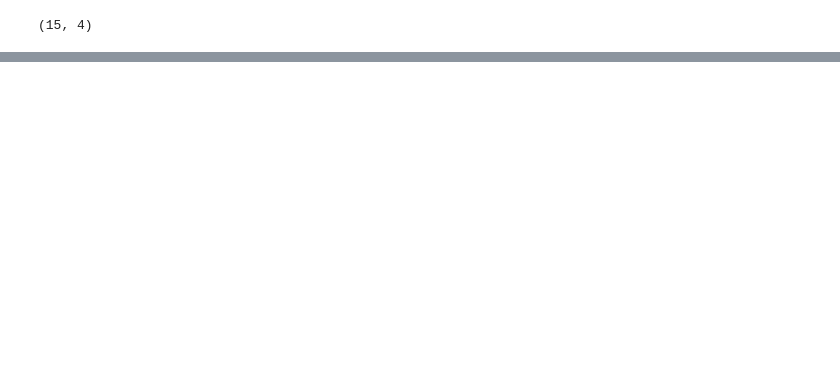
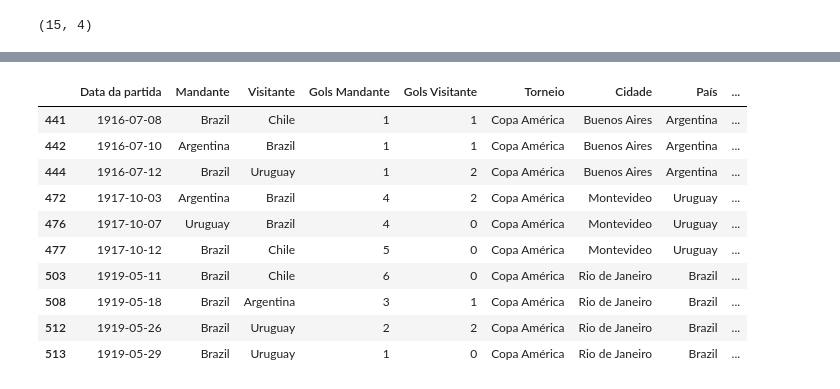
Before and after one commit to gabedewitt/dio-bootcamps, a Jupyter notebook: Python para Cientistas de Dados/Analise_exploratoria_partidas_futebol_internacional.ipynb, the cells around one changed output, grey strips where cells are left out. Saved outputs shown, nothing was run; the diff lists cells and outputs as text; code cells hidden in the pictures; blank space fills up the shorter version.

```diff
--- a/Python para Cientistas de Dados/Analise_exploratoria_partidas_futebol_internacional.ipynb
+++ b/Python para Cientistas de Dados/Analise_exploratoria_partidas_futebol_internacional.ipynb
@@ -268,0 +372,18 @@ Observando os 5 principais resultados vemos que no total, a seleção venceu 64%
+# %%
+def gera_df_competicao(competicao : str, df_filtrar : pd.DataFrame) -> pd.DataFrame:
+    df_competicao =  df_filtrar.loc[(df_filtrar["Torneio"] == competicao)]
+    return df_competicao
+# %%
+gera_df_competicao("Copa América",df_brasil).head(10)
+# %% [output]
+|  | Data da partida | Mandante | Visitante | Gols Mandante | Gols Visitante | Torneio | Cidade | País | ... |
+| 441 | 1916-07-08 | Brazil | Chile | 1 | 1 | Copa América | Buenos Aires | Argentina | ... |
+| 442 | 1916-07-10 | Argentina | Brazil | 1 | 1 | Copa América | Buenos Aires | Argentina | ... |
+| 444 | 1916-07-12 | Brazil | Uruguay | 1 | 2 | Copa América | Buenos Aires | Argentina | ... |
+| 472 | 1917-10-03 | Argentina | Brazil | 4 | 2 | Copa América | Montevideo | Uruguay | ... |
+| 476 | 1917-10-07 | Uruguay | Brazil | 4 | 0 | Copa América | Montevideo | Uruguay | ... |
+| 477 | 1917-10-12 | Brazil | Chile | 5 | 0 | Copa América | Montevideo | Uruguay | ... |
+| 503 | 1919-05-11 | Brazil | Chile | 6 | 0 | Copa América | Rio de Janeiro | Brazil | ... |
+| 508 | 1919-05-18 | Brazil | Argentina | 3 | 1 | Copa América | Rio de Janeiro | Brazil | ... |
+| 512 | 1919-05-26 | Brazil | Uruguay | 2 | 2 | Copa América | Rio de Janeiro | Brazil | ... |
+| 513 | 1919-05-29 | Brazil | Uruguay | 1 | 0 | Copa América | Rio de Janeiro | Brazil | ... |
```
Also changed, not shown: parts of 41 cells of this notebook, 1 other file.
